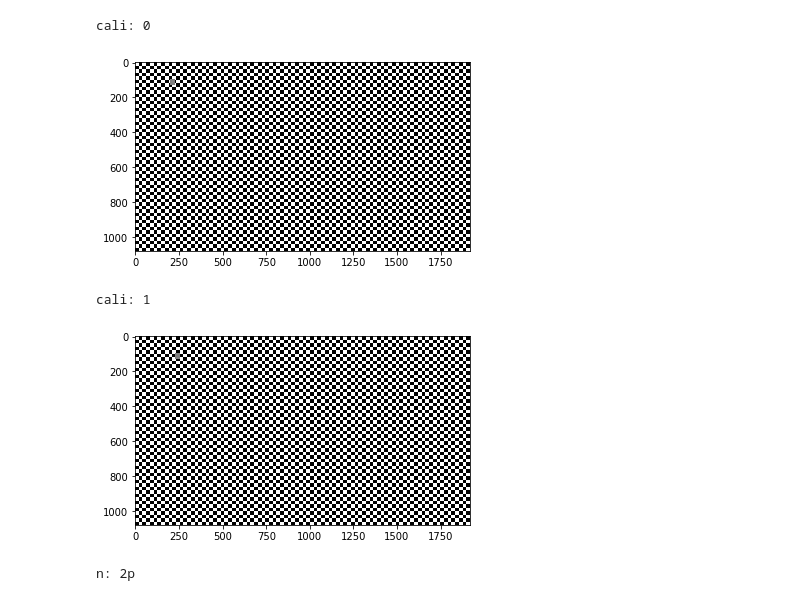
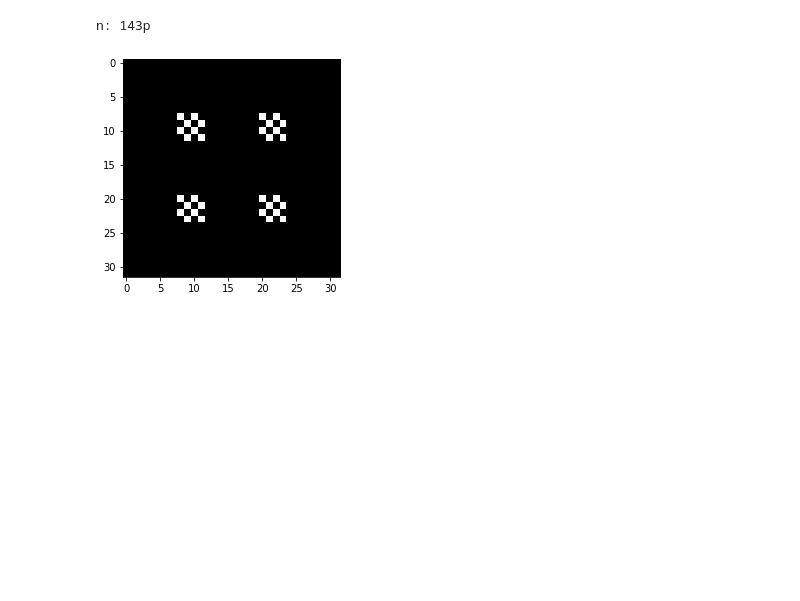
Before and after one commit to rstanuwijaya/jensen-lab-analysis, a Jupyter notebook: notebooks/slmcontrol.ipynb, the cells around one changed output. Cells and saved outputs as stored; diff of their text form; code cells hidden in the pictures; blank space fills up the shorter version.

```diff
--- a/notebooks/slmcontrol.ipynb
+++ b/notebooks/slmcontrol.ipynb
@@ -23,4 +21,4 @@ from holoeye import slmdisplaysdk
 ErrorCode = slmdisplaysdk.SLMDisplay.ErrorCode
 ShowFlags = slmdisplaysdk.SLMDisplay.ShowFlags
 
-# slm = slmdisplaysdk.SLMDisplay()
+slm = slmdisplaysdk.SLMDisplay()
@@ -129,11 +123,30 @@ savepath = '../data/slm_control/'
 
 sim = GhostSimulator(path, slm_res, camera_res, mac_res, n, spacing=spacing, shift=shift, sigma=sigma, method='zigzag')
 pg = SLMPattern(lens_size, slm_phys_res, k, theta)
+# %%
+slm_shift = (480, 480)
+lens_size = 8
+
+s = sim.generate_filter2(0)
+filter = s == 1
+
+pg = SLMPattern(lens_size, slm_phys_res, k, theta)
+
+amp_pattern = np.zeros((pg.xp_size, pg.yp_size))
+ph_pattern = np.zeros((pg.xp_size, pg.yp_size))
+
+amp_pattern[:slm_res[0], :slm_res[0]] = filter
+
+pattern = pg.generate_pattern_grad(amp_pattern, ph_pattern)
+pattern = np.roll(pattern, slm_shift, axis=(0, 1))
+
+error = slm.showPhasevalues(pattern)
+assert error == ErrorCode.NoError, slm.errorString(error)
 # %%
 # PIXEL CALLIBRATION
 
-# for i in range(prod(slm_res)):
-for i in range(2):
+for i in range(prod(slm_res)):
+# for i in range(2):
     # clear_output(wait=True)
     filter = sim.generate_single_pass_filter(i)
 
@@ -145,53 +158,60 @@ for i in range(2):
     pattern = np.roll(pattern, slm_shift, axis=(0, 1))
 
     print(f'cali: {i}')
-    plt.imshow(pattern, interpolation='nearest', cmap='gray')
-    plt.show()
+    # plt.imshow(pattern, interpolation='nearest', cmap='gray')
+    # plt.show()
 
     # # SLM display pattern
-    # error = slm.showPhasevalues(pattern)
-    # assert error == ErrorCode.NoError, slm.errorString(error)
+    error = slm.showPhasevalues(pattern)
+    assert error == ErrorCode.NoError, slm.errorString(error)
 
     # pf32 capture image
+    filename = os.path.join(savepath, f'cali_sp=11,fn=5000,ft=100_{i}.csv')
     out = StringIO()
-    # eng.capture(frame_time, acq_time, stdout=out)
-    print(out.getvalue())
-    time.sleep(1)
+    eng.capture(frame_time, acq_time, filename, stdout=out)
+    # print(out.getvalue())
+    x = np.loadtxt(rf'D:\2022-2-16, Cat trial\cali_sp=11,fn=5000,ft=100_{i}.csv', delimiter=',')
+    plt.imshow(x, cmap='gray')
+    plt.colorbar()
+    plt.show()
+    time.sleep(.1)
-# %% [output]
-cali: 0
-[figure, removed]
-cali: 1
-[figure, removed]
 # %%
 # IMAGE MEASUREMENT
 
-# for i in range(prod(spacing) * prod(mac_res)):
-for i in range(20):
+for i in range(prod(spacing) * prod(mac_res)):
+# for i in range(1):
     for sign in (-1, 1):
         clear_output(wait=True)
         s = sim.generate_filter2(i)
         filter = s == sign
 
         amp_pattern = np.zeros((pg.xp_size, pg.yp_size))
         ph_pattern = np.zeros((pg.xp_size, pg.yp_size))
 
         amp_pattern[:slm_res[0], :slm_res[0]] = filter
 
-        pattern = pg.generate_pattern_binary(amp_pattern, ph_pattern)
+        pattern = pg.generate_pattern_grad(amp_pattern, ph_pattern)
         pattern = np.roll(pattern, slm_shift, axis=(0, 1))
 
         print(f'n: {i}{"p" if sign > 0 else "m"}')
-        plt.imshow(pattern, interpolation='nearest', cmap='gray')
+        plt.imshow(filter, interpolation='nearest', cmap='gray')
         plt.show()
 
         # # SLM display pattern
-        # error = slm.showPhasevalues(pattern)
-        # assert error == ErrorCode.NoError, slm.errorString(error)
+        error = slm.showPhasevalues(pattern)
+        assert error == ErrorCode.NoError, slm.errorString(error)
 
         # pf32 capture image
+        filename = os.path.join(savepath, f'{i}{"p" if sign > 0 else "m"}.csv')
         out = StringIO()
-        # eng.capture(frame_time, acq_time, stdout=out)
-        print(out.getvalue())
-        time.sleep(1)
+        frame_num = int((acq_time/1000)/(frame_time*1e-6))
+        eng.capture(frame_time, acq_time, filename, stdout=out)
+        # print(out.getvalue())
+        # x = np.loadtxt(filename, delimiter=',')
+        # plt.imshow(x, cmap='gray')
+        # plt.colorbar()
+        # plt.show()
+        # time.sleep(2)
 # %% [output]
-n: 2p
+n: 143p
+[figure, added]
```
Also changed, not shown: parts of 7 cells of this notebook, 3 other files.
